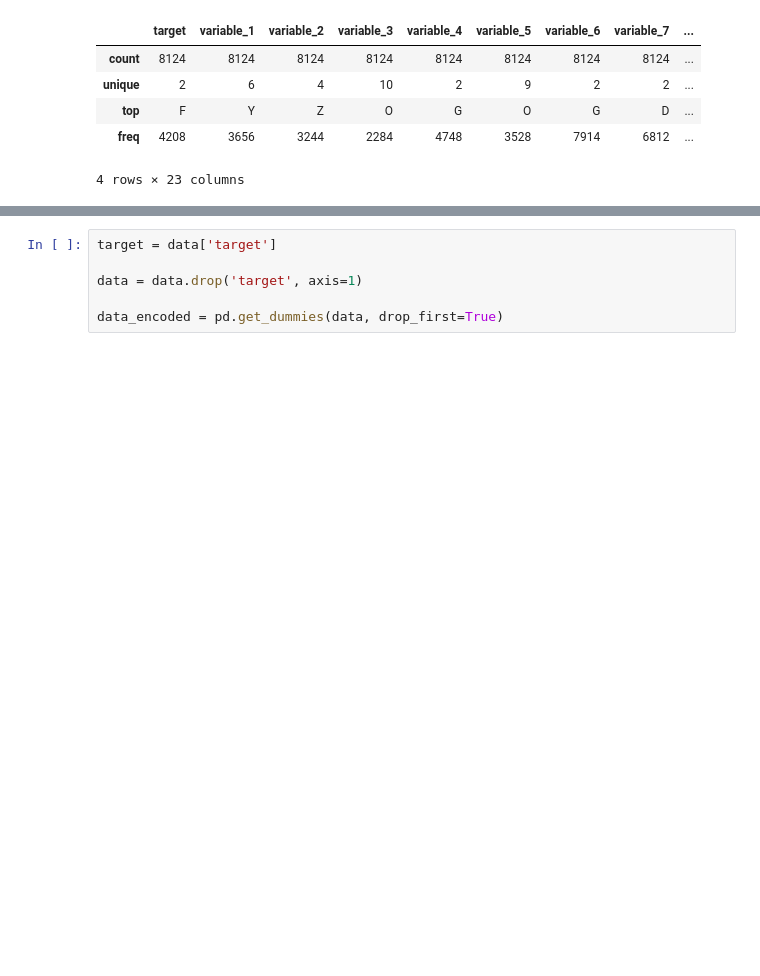
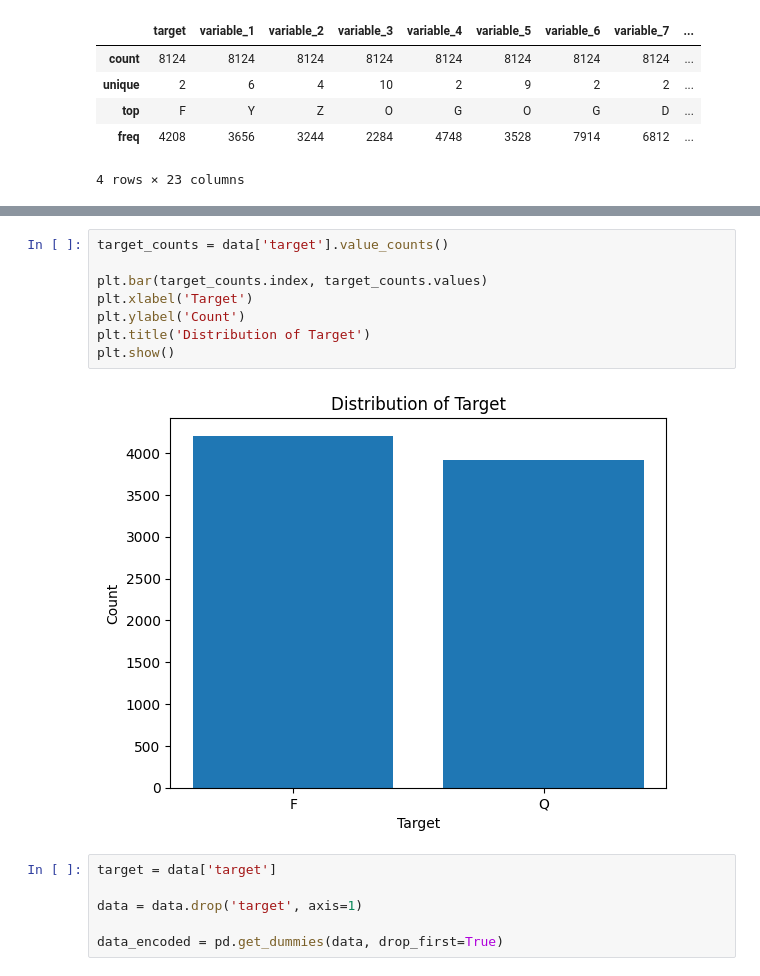
Before and after one commit to PetersServers/Assignments, a Jupyter notebook: homework_6.ipynb, the cells around one changed output, grey strips where cells are left out. Saved outputs shown, nothing was run; the diff lists cells and outputs as text; blank space fills up the shorter version.

```diff
--- a/homework_6.ipynb
+++ b/homework_6.ipynb
@@ -81,3 +105,13 @@ Warning: Total number of columns (23) exceeds max_columns (20). Falling back to
+# %%
+target_counts = data['target'].value_counts()
+
+plt.bar(target_counts.index, target_counts.values)
+plt.xlabel('Target')
+plt.ylabel('Count')
+plt.title('Distribution of Target')
+plt.show()
+# %% [output]
+[figure, added]
 # %%
 target = data['target']
 
```
Also changed, not shown: parts of 7 cells of this notebook.
